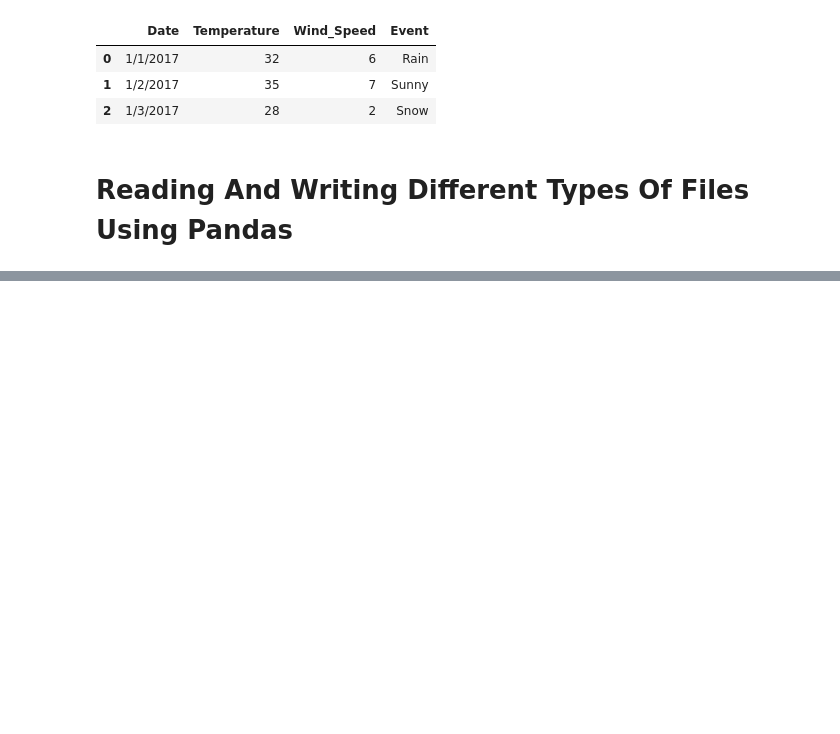
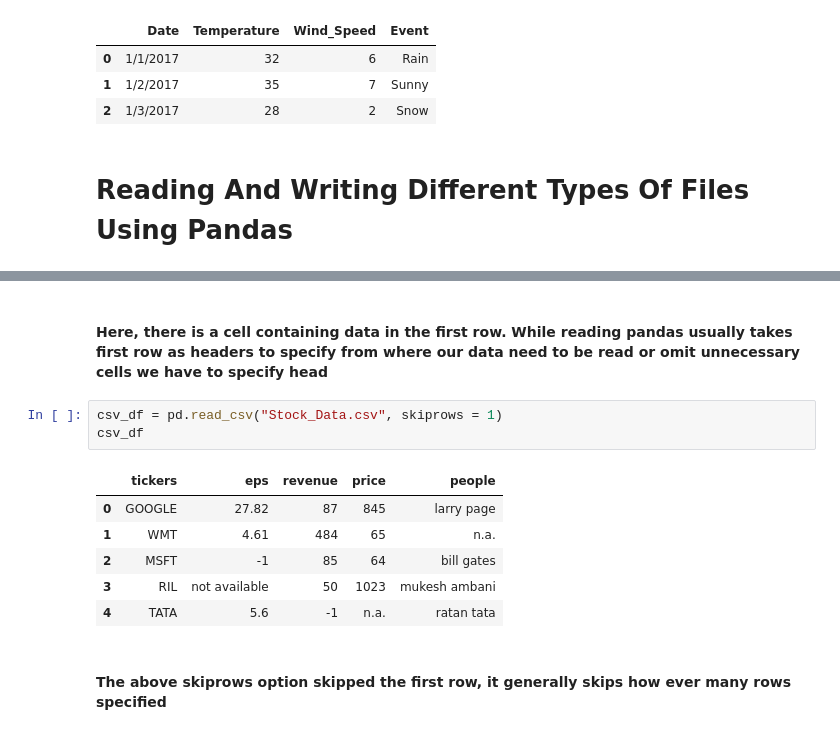
Before and after one commit to 7thmaniac/Pandas, a Jupyter notebook: jupyter-notebooks/pandas.ipynb, the cells around one changed output, grey strips where cells are left out. Cells and saved outputs as stored; diff of their text form; blank space fills up the shorter version.

```diff
--- a/jupyter-notebooks/pandas.ipynb
+++ b/jupyter-notebooks/pandas.ipynb
@@ -88277,0 +88291,14 @@ lst_of_dict_df
+# %% [markdown]
+#### Here, there is a cell containing data in the first row. While reading pandas usually takes first row as headers to specify from where our data need to be read or omit unnecessary cells we have to specify head
+# %%
+csv_df = pd.read_csv("Stock_Data.csv", skiprows = 1)
+csv_df
+# %% [output]
+|  | tickers | eps | revenue | price | people |
+| 0 | GOOGLE | 27.82 | 87 | 845 | larry page |
+| 1 | WMT | 4.61 | 484 | 65 | n.a. |
+| 2 | MSFT | -1 | 85 | 64 | bill gates |
+| 3 | RIL | not available | 50 | 1023 | mukesh ambani |
+| 4 | TATA | 5.6 | -1 | n.a. | ratan tata |
+# %% [markdown]
+#### The above skiprows option skipped the first row, it generally skips how ever many rows specified
```
Also changed, not shown: parts of 23 cells of this notebook, 5 other files.
